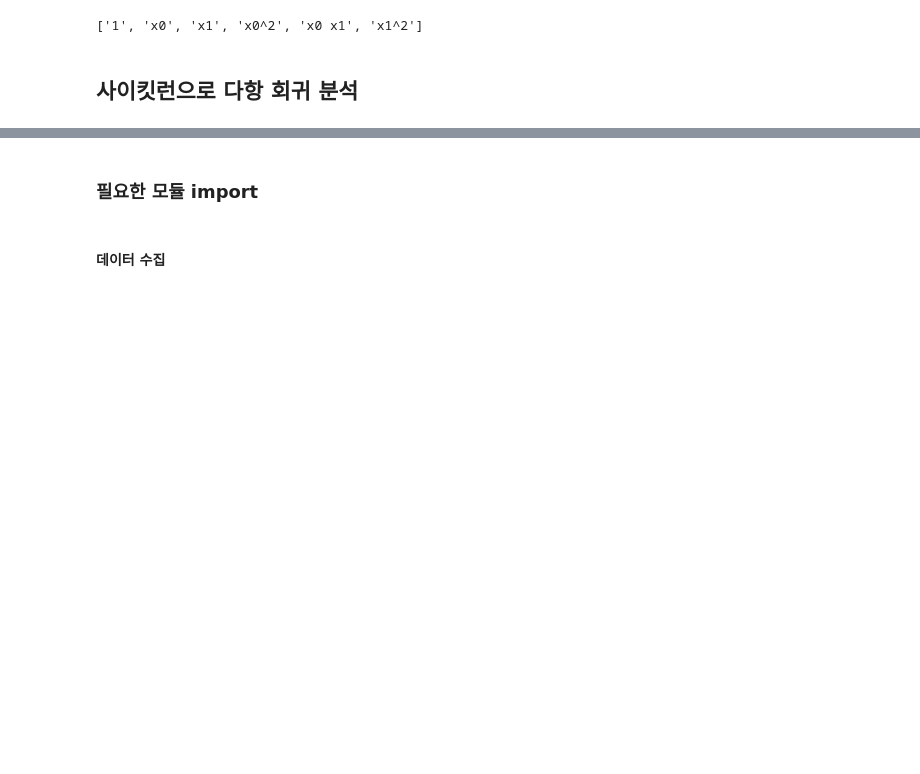
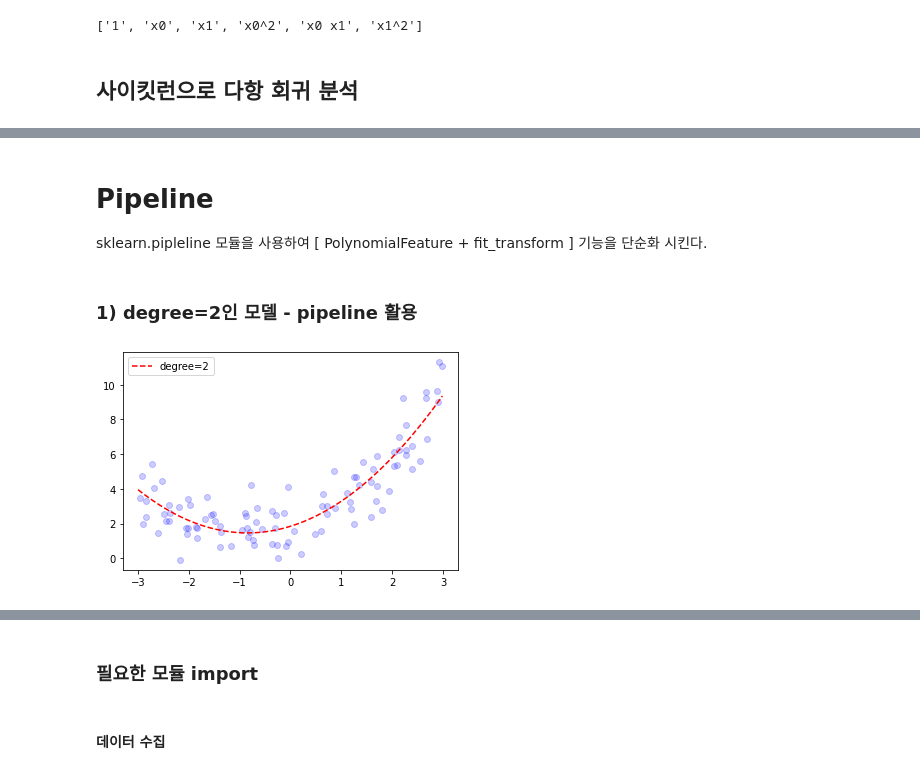
Before and after one commit to happyme2/Bigdata, a Jupyter notebook: Machine Learning/05.다항회귀.ipynb, the cells around one changed output, grey strips where cells are left out. Drawn from its saved outputs; the diff is of its cells as text; code cells hidden in the pictures; blank space fills up the shorter version.

```diff
--- a/Machine Learning/05.다항회귀.ipynb
+++ b/Machine Learning/05.다항회귀.ipynb
@@ -76,0 +165,22 @@ plt.show()
+# %% [markdown]
+# Pipeline
+sklearn.pipleline 모듈을 사용하여 [ PolynomialFeature + fit_transform ]  기능을 단순화 시킨다.
+# %% [markdown]
+### 1) degree=2인 모델 - pipeline 활용
+# %%
+from sklearn.linear_model import LinearRegression
+from sklearn.preprocessing import PolynomialFeatures
+from sklearn.pipeline import make_pipeline
+
+# 여러개의 변환기와 마지막 추정기를 넣어줄 수 있다
+reg = make_pipeline(PolynomialFeatures(degree=2),LinearRegression()).fit(X,y)
+
+xx=np.arange(-3,3,0.01)[:,np.newaxis]
+yy = reg.predict(xx)
+
+plt.plot(xx,yy,color='r',linestyle='--',label='degree=2')
+plt.scatter(X,y,color='b',alpha=0.2)
+plt.legend()
+plt.show()
+# %% [output]
+[figure, added]
```
Also changed, not shown: parts of 25 cells of this notebook, 3 other files.
